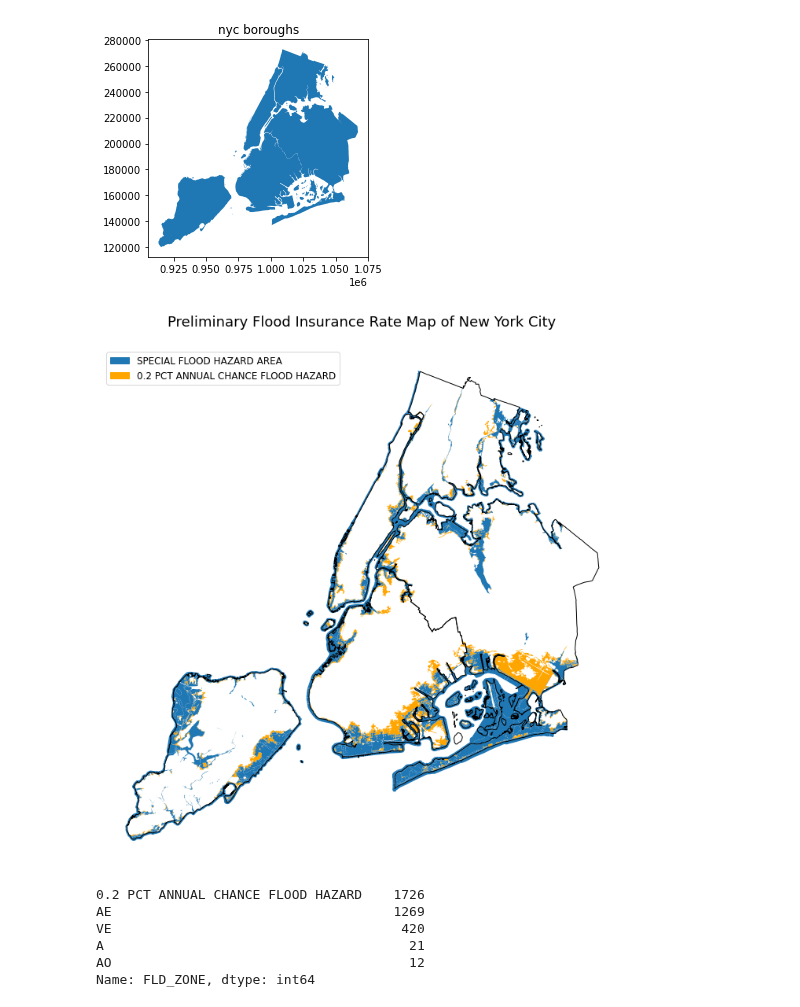
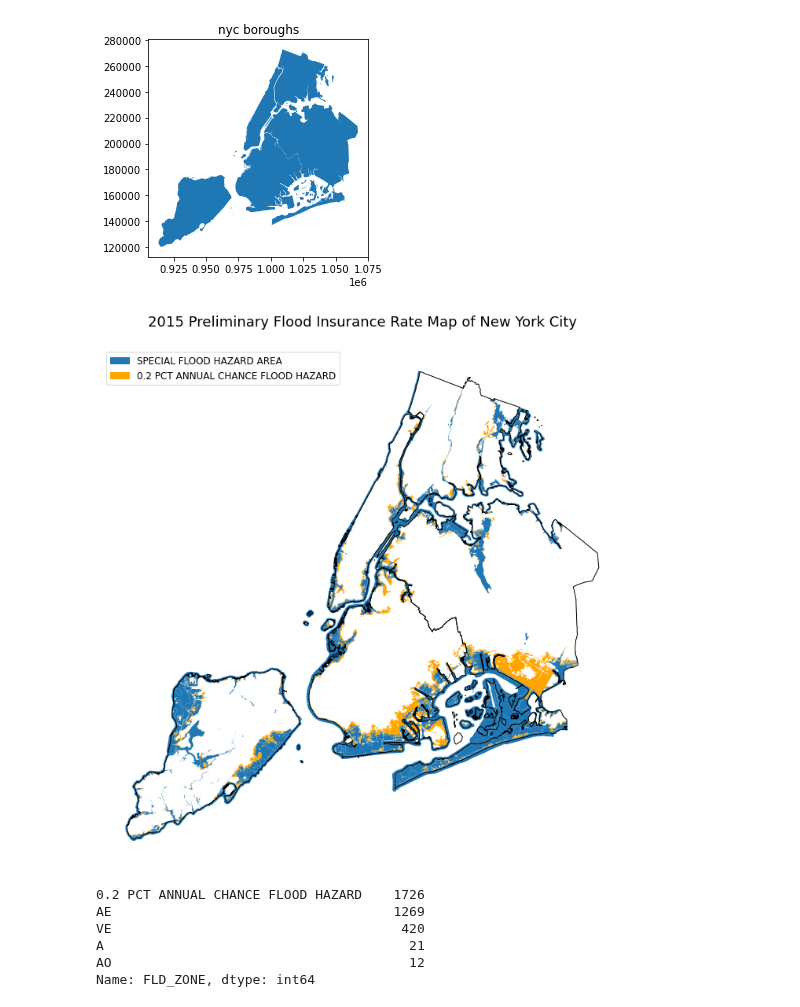
Before and after one commit to mebauer/nyc-floodzone-analysis, a Jupyter notebook: exploratory-analysis.ipynb, the cells around one changed output. Cells and saved outputs as stored; diff of their text form; code cells hidden in the pictures.

```diff
--- a/exploratory-analysis.ipynb
+++ b/exploratory-analysis.ipynb
@@ -717,35 +717,35 @@ fig, ax = plt.subplots(figsize=(10, 10))
  .plot(color='C0', ax=ax, zorder=1)
 )
 
 (pfirm_gdf
  .loc[pfirm_gdf['FLD_ZONE'].isin(['0.2 PCT ANNUAL CHANCE FLOOD HAZARD'])]
  .plot(color='orange', ax=ax, zorder=0)
 )
 
 borough_gdf.plot(
     ax=ax,
     facecolor='none',
     edgecolor='black',
     zorder=2
 )
 
 blue_patch = mpatches.Patch(color='C0', label='SPECIAL FLOOD HAZARD AREA')
 orange_patch = mpatches.Patch(color='orange', label='0.2 PCT ANNUAL CHANCE FLOOD HAZARD')
 
 plt.legend(
     handles=[blue_patch, orange_patch],
     fontsize='large',
     title_fontsize='large',
     loc=2
 )
 
 plt.axis('off')
-plt.title('Preliminary Flood Insurance Rate Map of New York City\n', fontsize=18)
+plt.title('2015 Preliminary Flood Insurance Rate Map of New York City\n', fontsize=18)
 plt.tight_layout()
 
 plt.savefig('figures/pfirm-nyc-map.png', bbox_inches='tight', dpi=250)
 # %% [output]
-[figure, old version]
+[figure, new version]
 # %%
 pfirm_gdf['FLD_ZONE'].value_counts()
 # %% [output]
```
Also changed, not shown: parts of 2 cells of this notebook, 4 other files.
